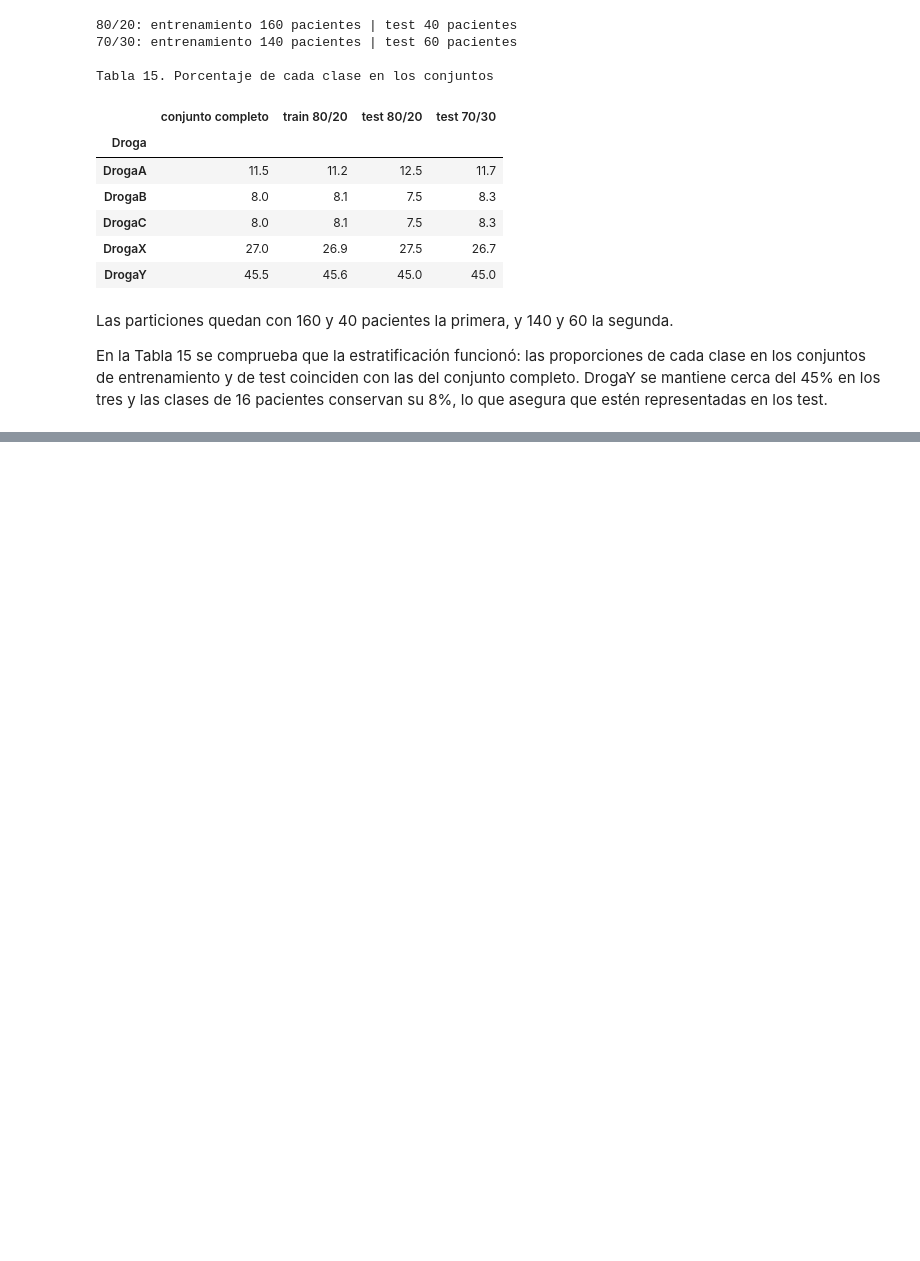
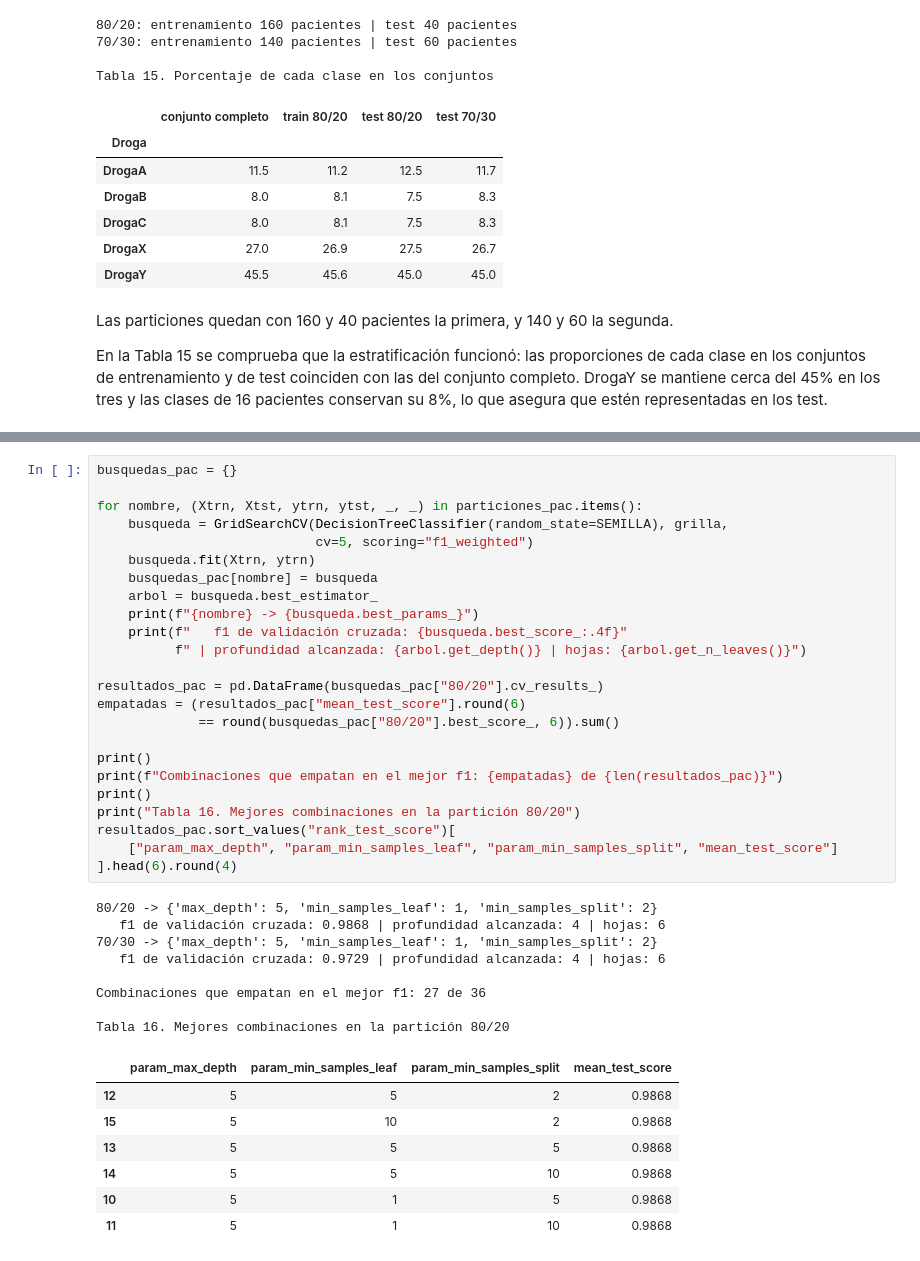
Before and after one commit to frankoespa/tuia-mineria-de-datos, a Jupyter notebook: tp2/tp2_mineria_renna_esparza.ipynb, the cells around one changed output, grey strips where cells are left out. Saved outputs shown, nothing was run; the diff lists cells and outputs as text; blank space fills up the shorter version.

```diff
--- a/tp2/tp2_mineria_renna_esparza.ipynb
+++ b/tp2/tp2_mineria_renna_esparza.ipynb
@@ -729,0 +738,40 @@ En la Tabla 15 se comprueba que la estratificación funcionó: las proporciones
+# %%
+busquedas_pac = {}
+
+for nombre, (Xtrn, Xtst, ytrn, ytst, _, _) in particiones_pac.items():
+    busqueda = GridSearchCV(DecisionTreeClassifier(random_state=SEMILLA), grilla,
+                            cv=5, scoring="f1_weighted")
+    busqueda.fit(Xtrn, ytrn)
+    busquedas_pac[nombre] = busqueda
+    arbol = busqueda.best_estimator_
+    print(f"{nombre} -> {busqueda.best_params_}")
+    print(f"   f1 de validación cruzada: {busqueda.best_score_:.4f}"
+          f" | profundidad alcanzada: {arbol.get_depth()} | hojas: {arbol.get_n_leaves()}")
+
+resultados_pac = pd.DataFrame(busquedas_pac["80/20"].cv_results_)
+empatadas = (resultados_pac["mean_test_score"].round(6)
+             == round(busquedas_pac["80/20"].best_score_, 6)).sum()
+
+print()
+print(f"Combinaciones que empatan en el mejor f1: {empatadas} de {len(resultados_pac)}")
+print()
+print("Tabla 16. Mejores combinaciones en la partición 80/20")
+resultados_pac.sort_values("rank_test_score")[
+    ["param_max_depth", "param_min_samples_leaf", "param_min_samples_split", "mean_test_score"]
+].head(6).round(4)
+# %% [output]
+80/20 -> {'max_depth': 5, 'min_samples_leaf': 1, 'min_samples_split': 2}
+   f1 de validación cruzada: 0.9868 | profundidad alcanzada: 4 | hojas: 6
+70/30 -> {'max_depth': 5, 'min_samples_leaf': 1, 'min_samples_split': 2}
+   f1 de validación cruzada: 0.9729 | profundidad alcanzada: 4 | hojas: 6
+
+Combinaciones que empatan en el mejor f1: 27 de 36
+
+Tabla 16. Mejores combinaciones en la partición 80/20
+|  | param_max_depth | param_min_samples_leaf | param_min_samples_split | mean_test_score |
+| 12 | 5 | 5 | 2 | 0.9868 |
+| 15 | 5 | 10 | 2 | 0.9868 |
+| 13 | 5 | 5 | 5 | 0.9868 |
+| 14 | 5 | 5 | 10 | 0.9868 |
+| 10 | 5 | 1 | 5 | 0.9868 |
+| 11 | 5 | 1 | 10 | 0.9868 |
```
Also changed, not shown: parts of 14 cells of this notebook, 1 other file.
